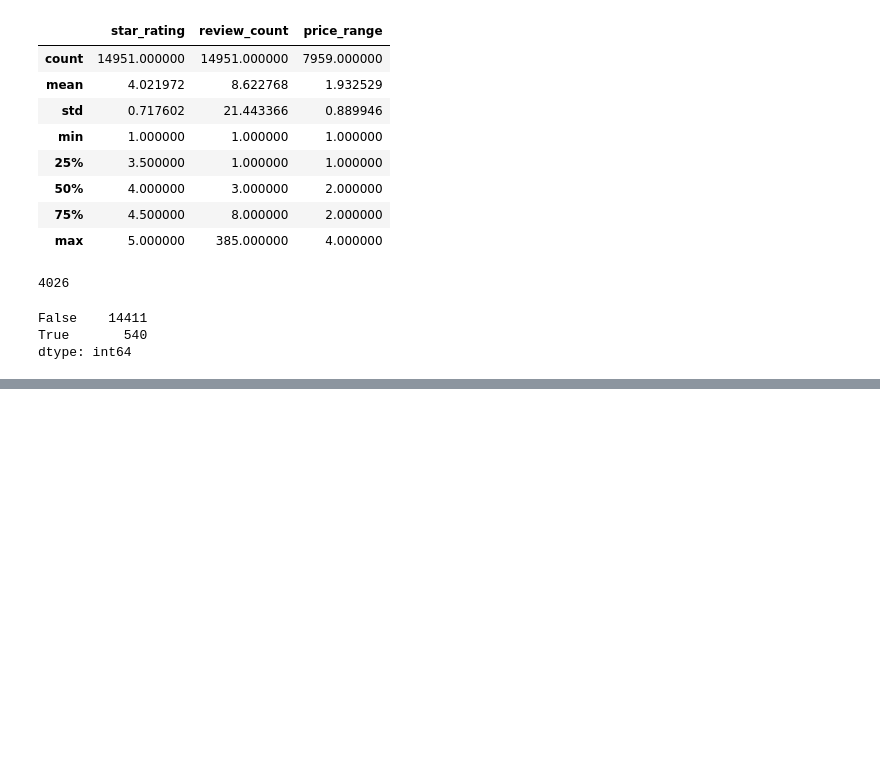
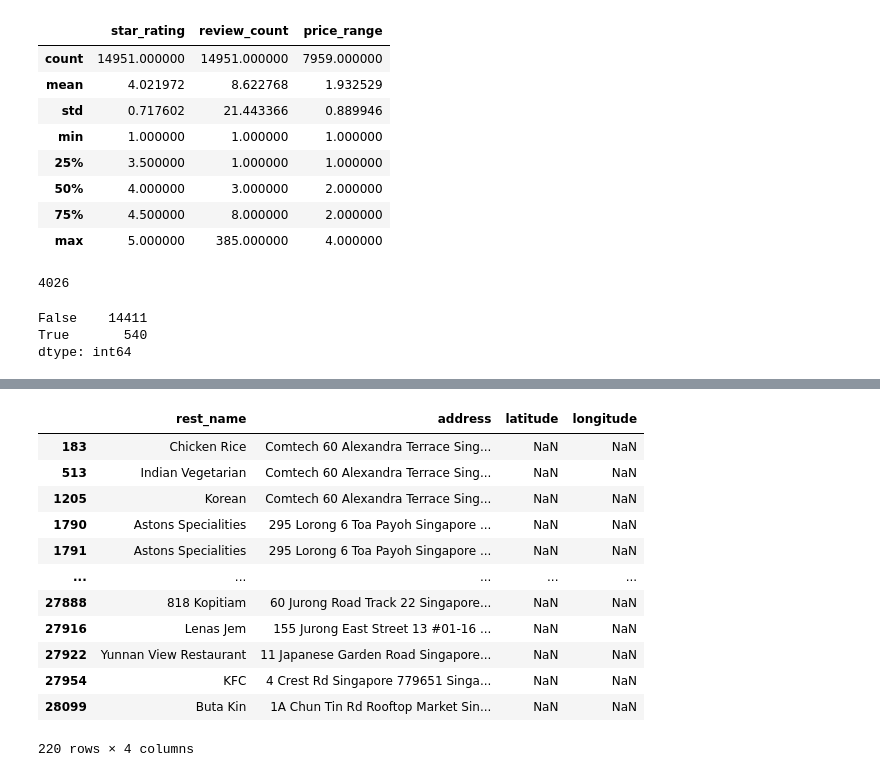
Before and after one commit to cwende87/dsi30-projects, a Jupyter notebook: Capstone/code/01-Data.ipynb, the cells around one changed output, grey strips where cells are left out. Saved outputs shown, nothing was run; the diff lists cells and outputs as text; code cells hidden in the pictures; blank space fills up the shorter version.

```diff
--- a/Capstone/code/01-Data.ipynb
+++ b/Capstone/code/01-Data.ipynb
@@ -646,0 +1193,4 @@ for row in review_li:
+# %%
+# Display dataframe with missing latitude and longitude
+null_latlong_df = reviews_df[reviews_df['latitude'].isnull()]
+null_latlong_df.head(3)
@@ -646,0 +1202,7 @@ for row in review_li:
+# %%
+# Use geocode to get location
+null_latlong_df['alt_add'] = 'Singapore ' + null_latlong_df['postal_code']
+null_latlong_df['add_loc'] = null_latlong_df['alt_add'].apply(geocode)
+
+# Verify add_loc generated.
+null_latlong_df[['rest_name','address', 'add_loc']]
@@ -646,0 +1219,16 @@ for row in review_li:
+# %%
+# create longitude, latitude and altitude from location column (returns tuple)
+null_latlong_df['point'] = null_latlong_df['add_loc'].apply(lambda loc: tuple(loc.point) if loc else None)
+# split point column into latitude, longitude and altitude columns
+null_latlong_df[['latitude', 'longitude', 'altitude']] = pd.DataFrame(null_latlong_df['point'].tolist(), index=null_latlong_df.index)
+# %%
+for i, postal_code in zip(null_latlong_df.index, null_latlong_df['postal_code']):
+    try:
+        onemap = get_soup(f'https://developers.onemap.sg/commonapi/search?searchVal={postal_code}&returnGeom=Y&getAddrDetails=Y&pageNum=1')
+        null_latlong_df.loc[i, 'latitude'] = json.loads(onemap.p.text)['results'][0]['LATITUDE']
+        null_latlong_df.loc[i, 'longitude'] = json.loads(onemap.p.text)['results'][0]['LONGTITUDE']
+        print(i, postal_code)
+        print(json.loads(onemap.p.text)['results'][0]['LATITUDE'])
+        print(json.loads(onemap.p.text)['results'][0]['LONGTITUDE'])
+    except:
+        continue
@@ -646,0 +1251,17 @@ for row in review_li:
+# %%
+# Verify add_loc generated.
+null_latlong_df[['rest_name','address', 'latitude', 'longitude']]
+# %% [output]
+|  | rest_name | address | latitude | longitude |
+| 183 | Chicken Rice | Comtech 60 Alexandra Terrace Sing... | NaN | NaN |
+| 513 | Indian Vegetarian | Comtech 60 Alexandra Terrace Sing... | NaN | NaN |
+| 1205 | Korean | Comtech 60 Alexandra Terrace Sing... | NaN | NaN |
+| 1790 | Astons Specialities | 295 Lorong 6 Toa Payoh Singapore ... | NaN | NaN |
+| 1791 | Astons Specialities | 295 Lorong 6 Toa Payoh Singapore ... | NaN | NaN |
+| ... | ... | ... | ... | ... |
+| 27888 | 818 Kopitiam | 60 Jurong Road Track 22 Singapore... | NaN | NaN |
+| 27916 | Lenas Jem | 155 Jurong East Street 13 #01-16 ... | NaN | NaN |
+| 27922 | Yunnan View Restaurant | 11 Japanese Garden Road Singapore... | NaN | NaN |
+| 27954 | KFC | 4 Crest Rd Singapore 779651 Singa... | NaN | NaN |
+| 28099 | Buta Kin | 1A Chun Tin Rd Rooftop Market Sin... | NaN | NaN |
+220 rows × 4 columns
```
Also changed, not shown: parts of 145 cells of this notebook.
